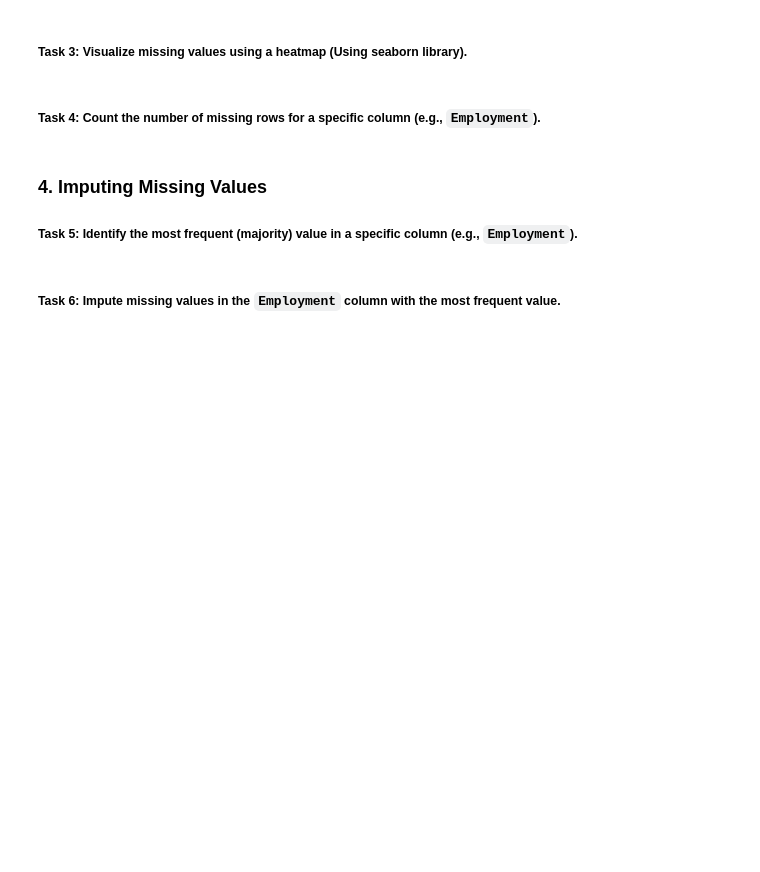
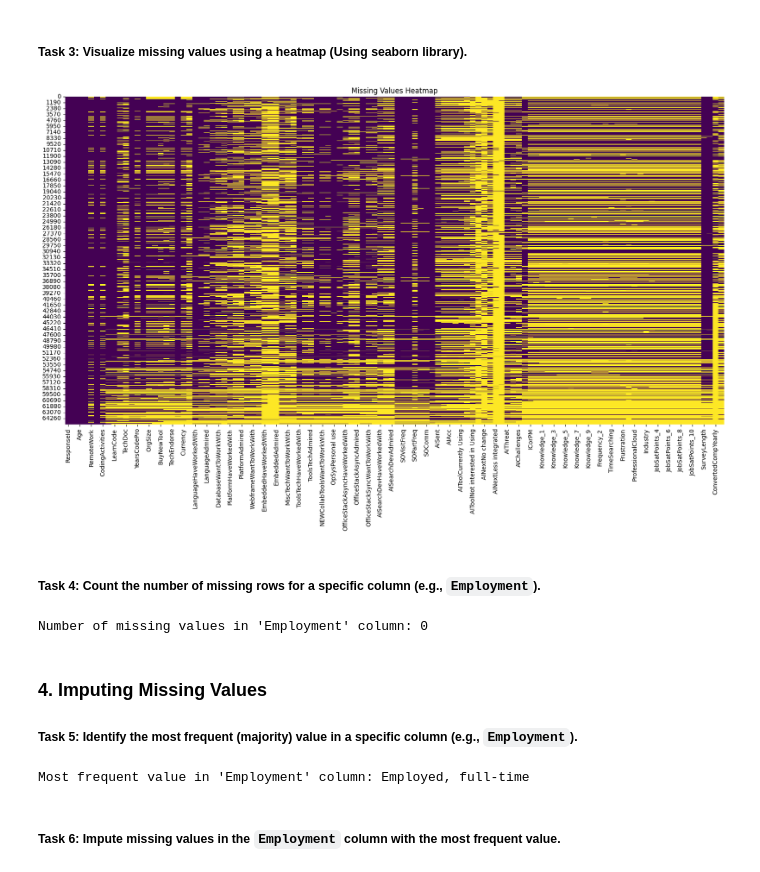
Before and after one commit to Sumant-crty/IBM-Data-Analyst-Capstone-Project, a Jupyter notebook: Hands-on Lab 8 Finding Missing Values.ipynb, the cells around one changed output. Cells and saved outputs as stored; diff of their text form; code cells hidden in the pictures; blank space fills up the shorter version.

```diff
--- a/Hands-on Lab 8 Finding Missing Values.ipynb
+++ b/Hands-on Lab 8 Finding Missing Values.ipynb
@@ -69,2 +152,9 @@ print(df.head())
+# %%
+plt.figure(figsize=(20, 10))
+sns.heatmap(df.isnull(), cbar=False, cmap='viridis')
+plt.title('Missing Values Heatmap')
+plt.show()
+# %% [output]
+[figure, added]
 # %% [markdown]
 ##### Task 4: Count the number of missing rows for a specific column (e.g., `Employment`).
@@ -73,3 +161,8 @@ print(df.head())
+# %%
+missing_employment = df['Employment'].isnull().sum()
+print(f"Number of missing values in 'Employment' column: {missing_employment}")
+# %% [output]
+Number of missing values in 'Employment' column: 0
 # %% [markdown]
 ### 4. Imputing Missing Values
 ##### Task 5: Identify the most frequent (majority) value in a specific column (e.g., `Employment`).
@@ -78,2 +169,7 @@ print(df.head())
+# %%
+most_frequent_employment = df['Employment'].mode()[0]
+print(f"Most frequent value in 'Employment' column: {most_frequent_employment}")
+# %% [output]
+Most frequent value in 'Employment' column: Employed, full-time
 # %% [markdown]
 ##### Task 6: Impute missing values in the `Employment` column with the most frequent value.
```
Also changed, not shown: parts of 14 cells of this notebook.
